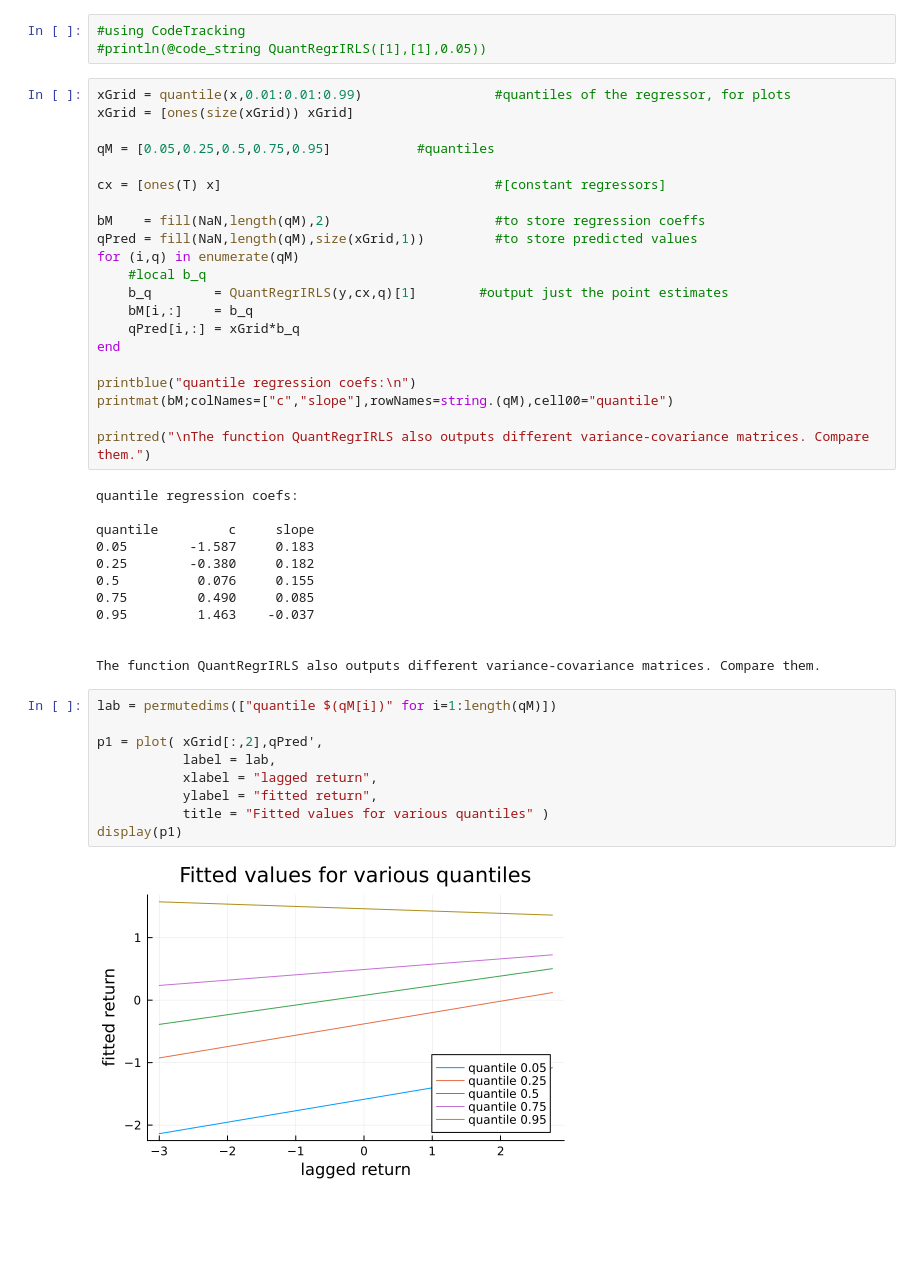
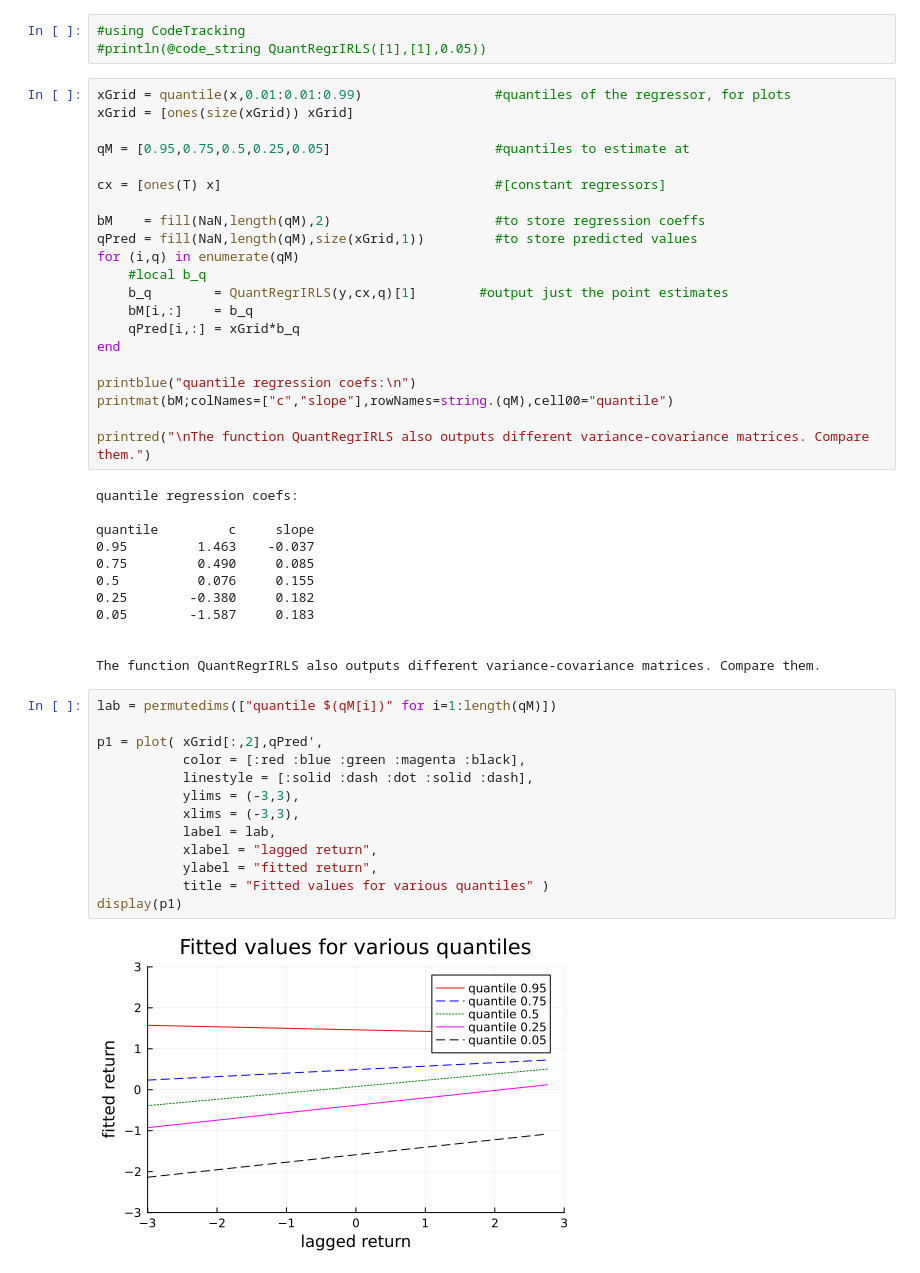
Before and after one commit to PaulSoderlind/ModernFinancialEconometrics, a Jupyter notebook: Ch23_QuantileRegression.ipynb, the cells around one changed output. Drawn from its saved outputs; the diff is of its cells as text; blank space fills up the shorter version.

```diff
--- a/Ch23_QuantileRegression.ipynb
+++ b/Ch23_QuantileRegression.ipynb
@@ -80,7 +80,7 @@ Estimate a quantile regression for quantile `q`. The outputs are the point estim
 xGrid = quantile(x,0.01:0.01:0.99)                 #quantiles of the regressor, for plots
 xGrid = [ones(size(xGrid)) xGrid]
 
-qM = [0.05,0.25,0.5,0.75,0.95]           #quantiles
+qM = [0.95,0.75,0.5,0.25,0.05]                     #quantiles to estimate at
 
 cx = [ones(T) x]                                   #[constant regressors]
 
@@ -101,22 +101,26 @@ printred("\nThe function QuantRegrIRLS also outputs different variance-covarianc
 quantile regression coefs:
 
 quantile         c     slope
+0.95         1.463    -0.037
+0.75         0.490     0.085
+0.5          0.076     0.155
+0.25        -0.380     0.182
 0.05        -1.587     0.183
-0.25        -0.380     0.182
-0.5          0.076     0.155
-0.75         0.490     0.085
-0.95         1.463    -0.037
 
 
 The function QuantRegrIRLS also outputs different variance-covariance matrices. Compare them.
 # %%
 lab = permutedims(["quantile $(qM[i])" for i=1:length(qM)])
 
 p1 = plot( xGrid[:,2],qPred',
+           color = [:red :blue :green :magenta :black],
+           linestyle = [:solid :dash :dot :solid :dash],
+           ylims = (-3,3),
+           xlims = (-3,3),
            label = lab,
            xlabel = "lagged return",
            ylabel = "fitted return",
            title = "Fitted values for various quantiles" )
 display(p1)
 # %% [output]
-[figure, old version]
+[figure, new version]
```
Also changed, not shown: parts of 1 cell of this notebook.
